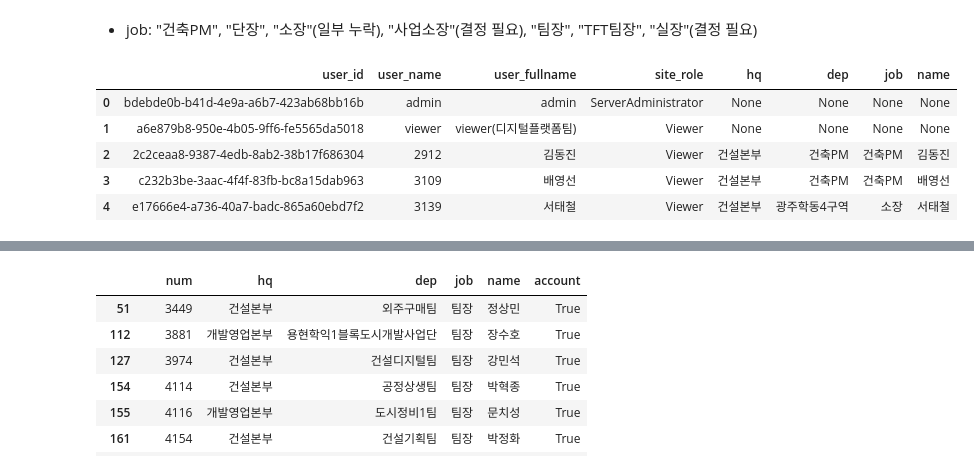
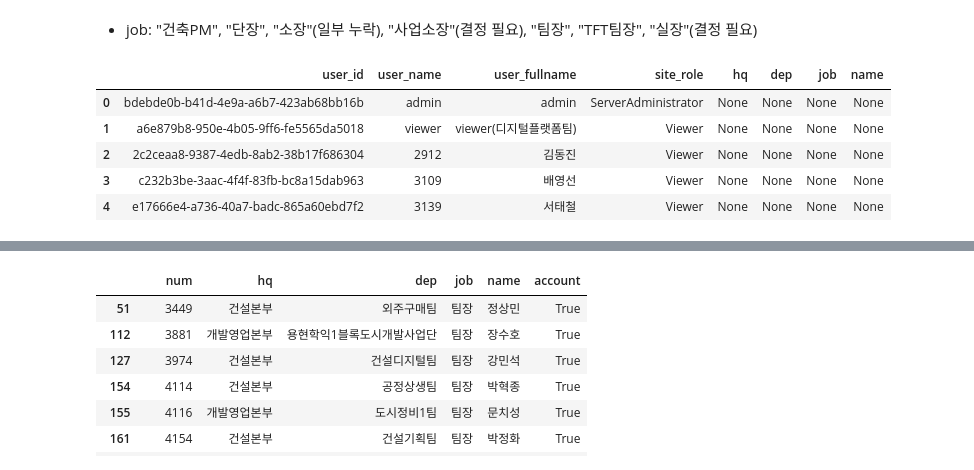
Before and after one commit to KimRass/warehouse, a Jupyter notebook: Tableau/Permission Settings (2).ipynb, the cells around one changed output, grey strips where cells are left out. Drawn from its saved outputs; the diff is of its cells as text; code cells hidden in the pictures.

```diff
--- a/Tableau/Permission Settings (2).ipynb
+++ b/Tableau/Permission Settings (2).ipynb
@@ -34,15 +34,15 @@ all_users = pd.DataFrame(all_users, columns=["user_id", "user_name", "user_fulln
 # all_users = all_users.sort_values(by=["hq", "dep", "job", "name", "site_role"])
 # all_users = all_users.reset_index(drop=True)
 # %%
-# all_users.to_csv("D:/디지털혁신팀/태블로/all_users.csv", index=False, encoding="euc-kr")
+all_users.to_csv("D:/디지털혁신팀/태블로/all_users.csv", index=False, encoding="euc-kr")
 all_users.head()
 # %% [output]
 |  | user_id | user_name | user_fullname | site_role | hq | dep | job | name |
 | 0 | bdebde0b-b41d-4e9a-a6b7-423ab68bb16b | admin | admin | ServerAdministrator | None | None | None | None |
 | 1 | a6e879b8-950e-4b05-9ff6-fe5565da5018 | viewer | viewer(디지털플랫폼팀) | Viewer | None | None | None | None |
-| 2 | 2c2ceaa8-9387-4edb-8ab2-38b17f686304 | 2912 | 김동진 | Viewer | 건설본부 | 건축PM | 건축PM | 김동진 |
-| 3 | c232b3be-3aac-4f4f-83fb-bc8a15dab963 | 3109 | 배영선 | Viewer | 건설본부 | 건축PM | 건축PM | 배영선 |
-| 4 | e17666e4-a736-40a7-badc-865a60ebd7f2 | 3139 | 서태철 | Viewer | 건설본부 | 광주학동4구역 | 소장 | 서태철 |
+| 2 | 2c2ceaa8-9387-4edb-8ab2-38b17f686304 | 2912 | 김동진 | Viewer | None | None | None | None |
+| 3 | c232b3be-3aac-4f4f-83fb-bc8a15dab963 | 3109 | 배영선 | Viewer | None | None | None | None |
+| 4 | e17666e4-a736-40a7-badc-865a60ebd7f2 | 3139 | 서태철 | Viewer | None | None | None | None |
 # %%
 hr["account"] = hr.apply(lambda x:True if x["num"] in all_users["user_name"].tolist() else False, axis=1)
 # %%
```
Also changed, not shown: 1 other file.
